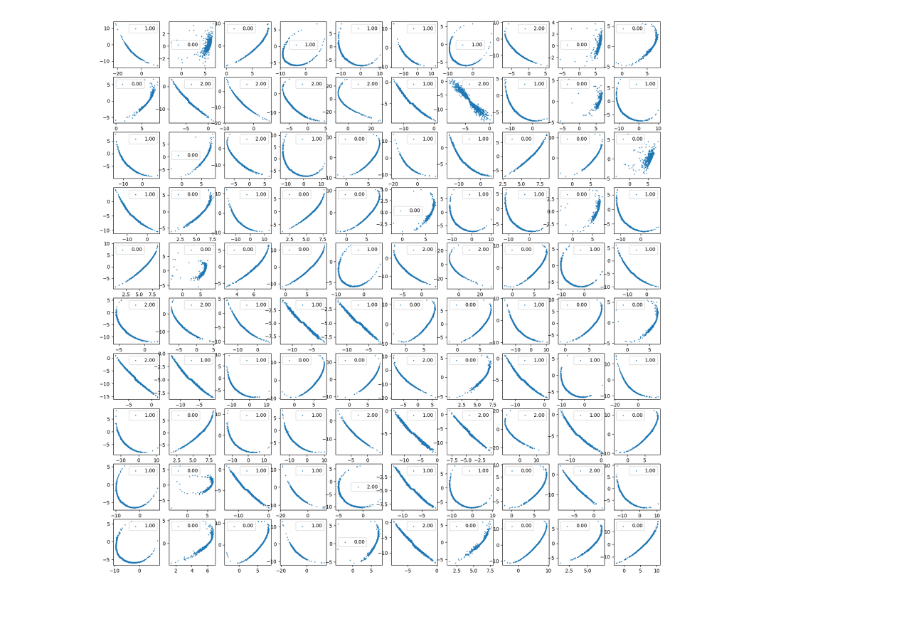
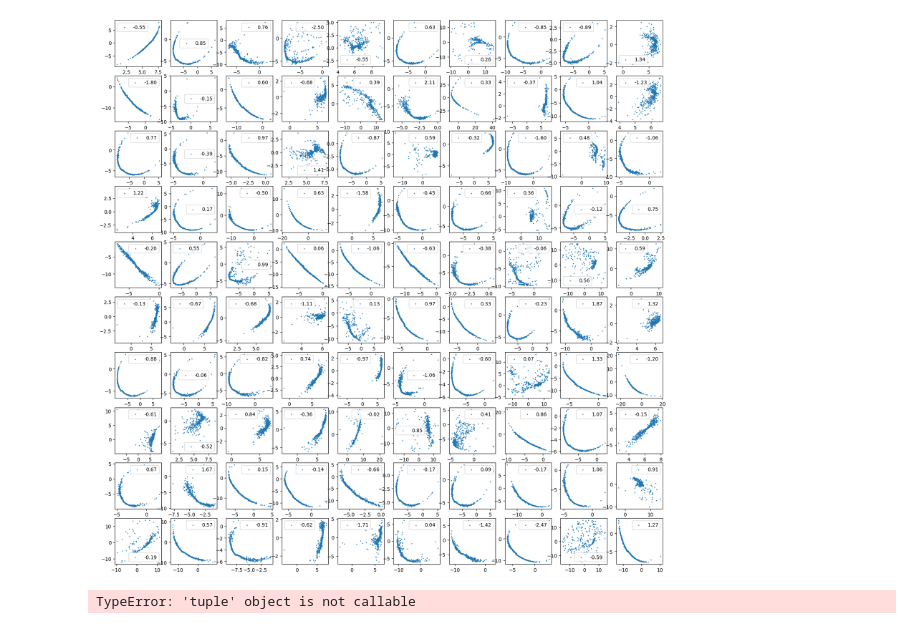
Before and after one commit to vepe99/diffusion-experiments, a Jupyter notebook: case_study5/project_stream/notebooks/visualize_stream.ipynb, the cells around one changed output. Saved outputs shown, nothing was run; the diff lists cells and outputs as text; code cells hidden in the pictures.

```diff
--- a/case_study5/project_stream/notebooks/visualize_stream.ipynb
+++ b/case_study5/project_stream/notebooks/visualize_stream.ipynb
@@ -4,11 +4,17 @@ import matplotlib.pyplot as plt
 # %%
 fig = plt.figure(figsize=(20, 20))
 for idx, i in enumerate(range(0, 100)):
-    data = np.load(f'../data/streams/data_galax/simulation_{i}.npz')
+    data = np.load(f'../data/streams/data_gala_rotated/simulation_{i}.npz')
     sim_data = data['sim_data_carthesian']
 
     ax = fig.add_subplot(10, 10, idx+1)
-    ax.scatter(sim_data[:, 0], sim_data[:, 1], s=1, label=f"{data['j'][0]:.2f}")
+    ax.scatter(sim_data[:, 0], sim_data[:, 1], s=1, label=f"{data['dirx_Triaxial_rotated_halo'][0]:.2f}")
+    # ax.set_xlim(-20, 20)
+    # ax.set_ylim(-20, 20)
     ax.legend()
 # %% [output]
-[figure, old version]
+[figure, new version]
+# %%
+data = np.load(f'../data/streams/data_streamax_new/training_data_1000000.npz')
+# %% [output]
+TypeError: 'tuple' object is not callable
```
Also changed, not shown: parts of 4 cells of this notebook, 14 other files.
